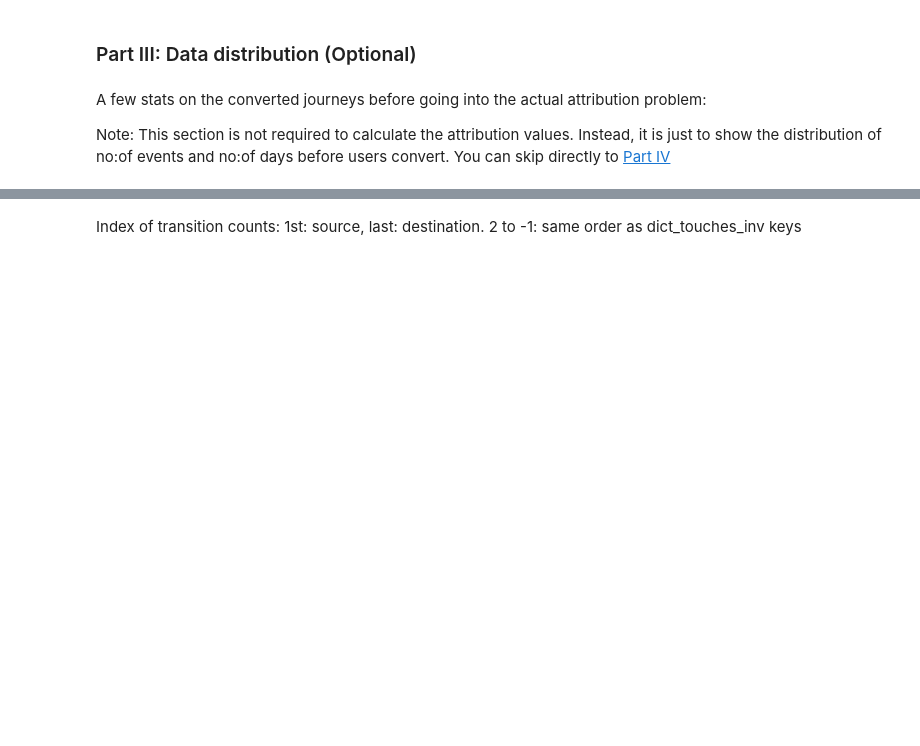
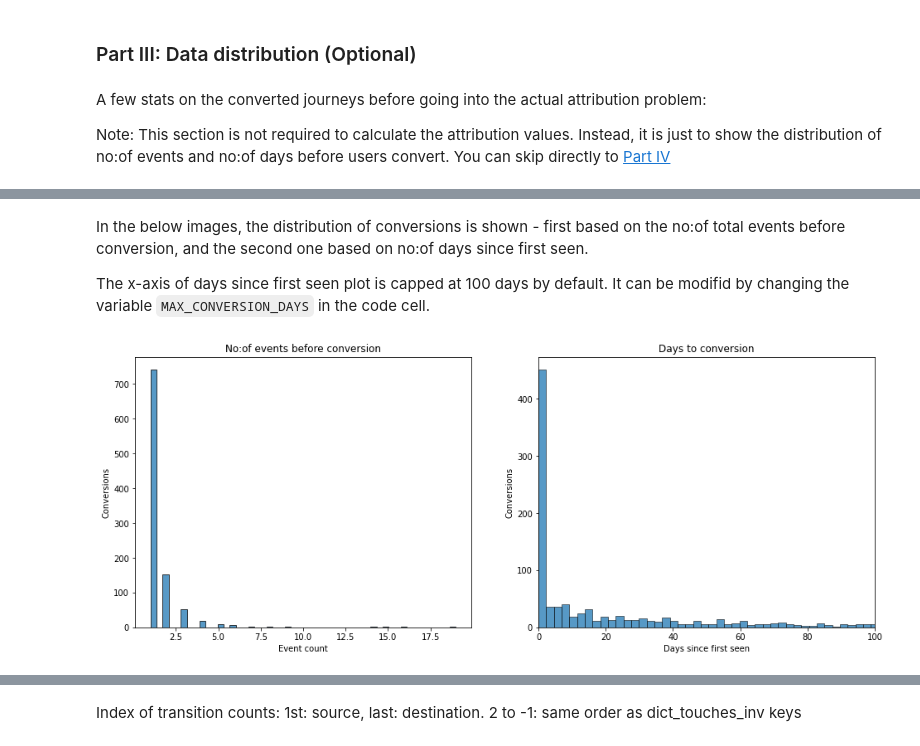
Before and after one commit to rudderlabs/data-apps-attribution-template, a Jupyter notebook: multi_touch_attribution.ipynb, the cells around one changed output, grey strips where cells are left out. Saved outputs shown, nothing was run; the diff lists cells and outputs as text; code cells hidden in the pictures; blank space fills up the shorter version.

```diff
--- a/multi_touch_attribution.ipynb
+++ b/multi_touch_attribution.ipynb
@@ -235,0 +397,2 @@ touch_data_filtered['is_converted'] = touch_data_filtered[primary_key_column].ap
+# %%
+touch_data_filtered = process_raw_data(event_data, min_event_interval_in_sec, group_events)
@@ -236,3 +402,6 @@ touch_data_filtered['is_converted'] = touch_data_filtered[primary_key_column].ap
+# %%
+touch_data_filtered[converted_ts_col] = touch_data_filtered[primary_key_column].apply(lambda entity: conversion_timestamps.get(entity))
+touch_data_filtered["is_converted"] = touch_data_filtered[primary_key_column].apply(lambda entity: 1 if entity in conversion_timestamps else 0)
 # %%
 # Sample data:
 touch_data_filtered.head()
@@ -239,9 +415,9 @@ touch_data_filtered.head()
 # %%
-positive_touchpoints = touch_data_filtered.query("is_converted==1", engine='python').rename(columns={events_column_name: "event_type"})
-negative_touchpoints = touch_data_filtered.query("is_converted==0", engine='python').rename(columns={events_column_name: "event_type"})
+positive_touchpoints = touch_data_filtered.query("is_converted==1", engine='python')
+negative_touchpoints = touch_data_filtered.query("is_converted==0", engine='python')
 
 print("Summary stats on converted and non converted journeys:\n")
-print(f"Total rows in converted journeys: {len(positive_touchpoints)}")
-print(f"Distinct converted journeys: {len(positive_touchpoints[primary_key_column].unique())}")
-print(f"Total rows in non-converted journeys: {len(negative_touchpoints)}")
+print(f"Total rows (events/touches) in converted journeys: {len(positive_touchpoints)}")
+print(f"Distinct converted journeys: {len(positive_touchpoints[primary_key_column].unique())}\n")
+print(f"Total rows (events/touches) in non-converted journeys: {len(negative_touchpoints)}")
 print(f"Distinct non-converted journeys: {len(negative_touchpoints[primary_key_column].unique())}")
@@ -252,8 +436,12 @@ A few stats on the converted journeys before going into the actual attribution p
 
 Note: This section is not required to calculate the attribution values. Instead, it is just to show the distribution of no:of events and no:of days before users convert. You can skip directly to [Part IV](#MTA-Calculations-begin)
 # %%
-conversion_summary = positive_touchpoints.query("event_type!='webapp'").groupby([primary_key_column]).agg({timestamp_column_name: "min", "event_type":["size", "nunique"]}).reset_index()
-conversion_summary.columns = [primary_key_column, timestamp_column_name, "n_events", "n_distinct_events"]
-conversion_summary["days_to_convert"] = conversion_summary.apply(lambda row: (domain_conversion_dates.get(row[primary_key_column]) - row[timestamp_column_name]).days, axis=1)
+conversion_summary = positive_touchpoints.groupby([primary_key_column]).agg({timestamp_column_name: "min", events_column_name:["size", "nunique"]}).reset_index()
+col_n_events = f"n_{events_column_name}"
+col_n_distinct_events = f"n_distinct_{events_column_name}"
 
+conversion_summary.columns = [primary_key_column, timestamp_column_name, col_n_events, col_n_distinct_events]
+conversion_summary["days_to_convert"] = conversion_summary.apply(lambda row: (conversion_timestamps.get(row[primary_key_column]) - row[timestamp_column_name]).days, axis=1)
+
+print("Sample user level summary of no:of events and no:of days to convert:")
 conversion_summary.head()
@@ -260,17 +456,25 @@ conversion_summary.head()
+# %% [markdown]
+In the below images, the distribution of conversions is shown - first based on the no:of total events before conversion, and the second one based on no:of days since first seen.
+
+The x-axis of days since first seen plot is capped at 100 days by default. It can be modifid by changing the variable `MAX_CONVERSION_DAYS` in the code cell.
 # %%
+MAX_CONVERSION_DAYS=100 # This is used only for visualizing below, and does not have any other affect.
+
 fig, axs = plt.subplots(1,2,figsize=(16,6))
-sns.histplot(conversion_summary["n_events"], bins=50, ax=axs[0])
+sns.histplot(conversion_summary[col_n_events], bins=50, ax=axs[0])
 axs[0].set_title("No:of events before conversion")
 axs[0].set_ylabel("Conversions")
 axs[0].set_xlabel("Event count");
 
 sns.histplot(conversion_summary["days_to_convert"], bins=70, ax=axs[1])
 axs[1].set_title("Days to conversion")
 axs[1].set_ylabel("Conversions")
-axs[1].set_xlim([0,100])
+axs[1].set_xlim([0,MAX_CONVERSION_DAYS])
 axs[1].set_xlabel("Days since first seen");
 
-plt.savefig(os.path.join(visuals_dir, f"data_distribution.{IMAGE_FORMAT}"))
+plt.savefig(os.path.join(output_directory, f"data_distribution.{IMAGE_FORMAT}"))
+# %% [output]
+[figure, added]
 # %%
 # Checks percentile counts at various levels. Can modify this list to get a different percentile value (ex: For 90th percentile, add 90 to the list.)
 percentile_points = [0,5, 25, 50, 75, 95, 99, 100]
```
Also changed, not shown: parts of 92 cells of this notebook, 10 other files.
